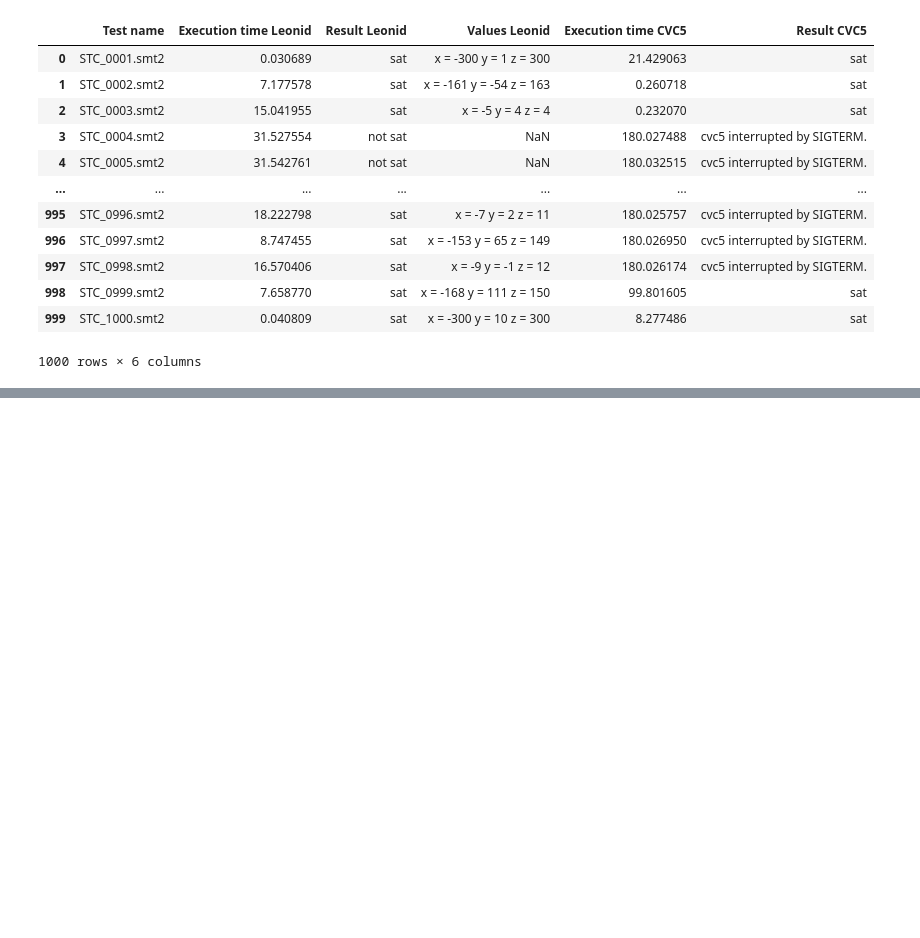
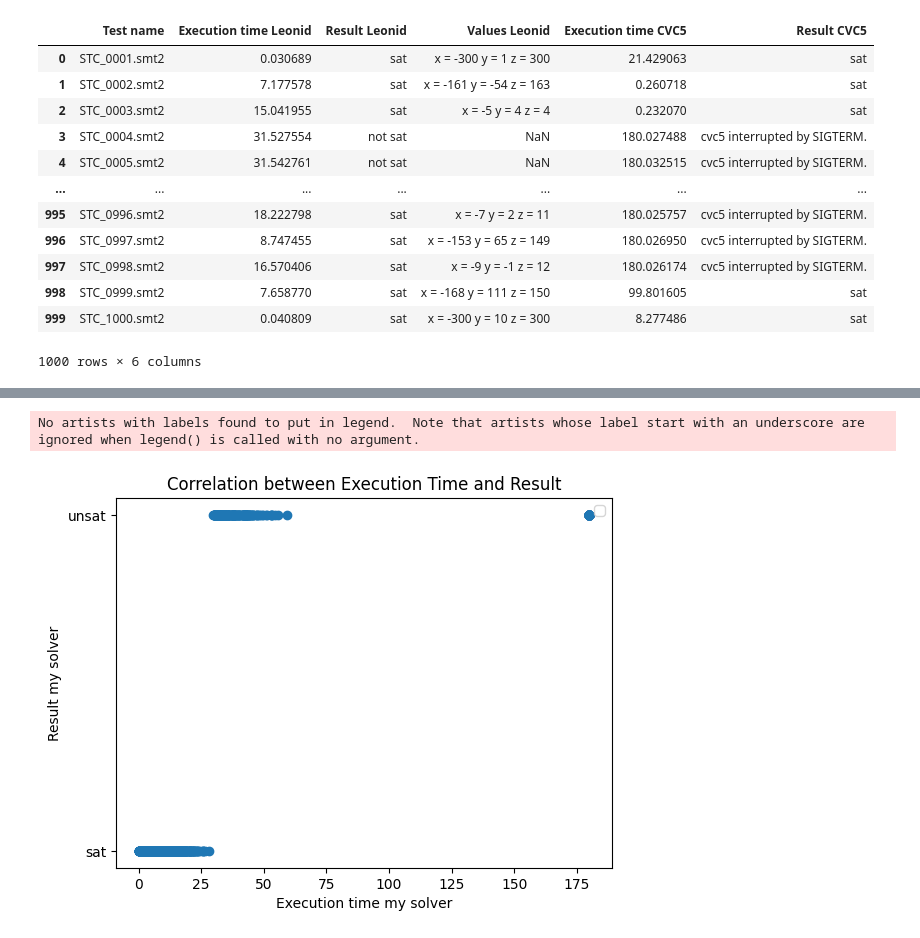
Before and after one commit to burbyleonid/BIE-BAP, a Jupyter notebook: code/src/analysis.ipynb, the cells around one changed output, grey strips where cells are left out. Drawn from its saved outputs; the diff is of its cells as text; code cells hidden in the pictures; blank space fills up the shorter version.

```diff
--- a/code/src/analysis.ipynb
+++ b/code/src/analysis.ipynb
@@ -392,0 +456,8 @@ There are 169 cases when cvc solved the problem
+# %%
+all_tests  =  pd.concat([merged_df, merged_df_last], ignore_index=True)
+
+
+all_tests
+
+
+# TODO finish plots with all tests
@@ -392,0 +478,17 @@ There are 169 cases when cvc solved the problem
+# %%
+import matplotlib.pyplot as plt
+
+
+df = all_tests
+
+import matplotlib.pyplot as plt
+
+plt.scatter(df['Execution time my solver'], df['Result my solver'])
+plt.xlabel('Execution time my solver')
+plt.ylabel('Result my solver')
+plt.title('Correlation between Execution Time and Result')
+plt.legend()
+plt.show()
+# %% [output]
+No artists with labels found to put in legend.  Note that artists whose label start with an underscore are ignored when legend() is called with no argument.
+[figure, added]
```
Also changed, not shown: parts of 4 cells of this notebook, 7 other files.
